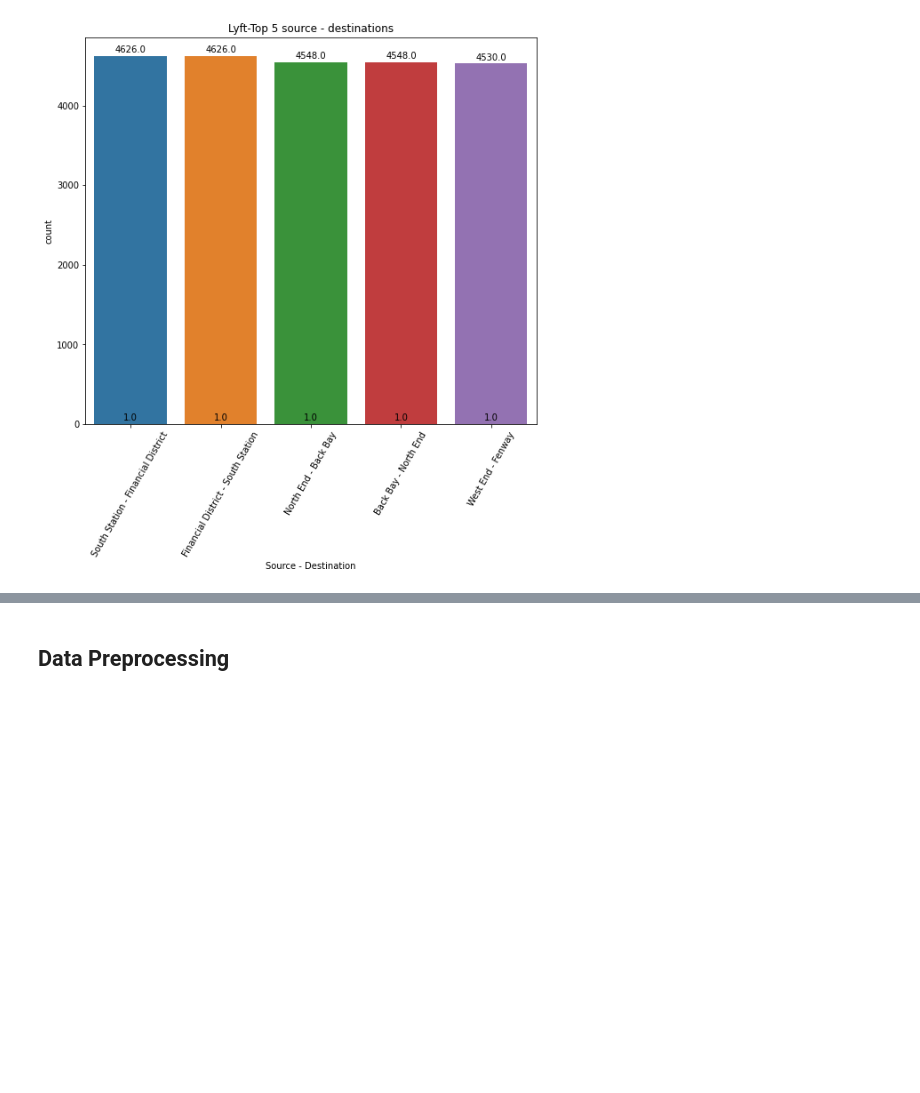
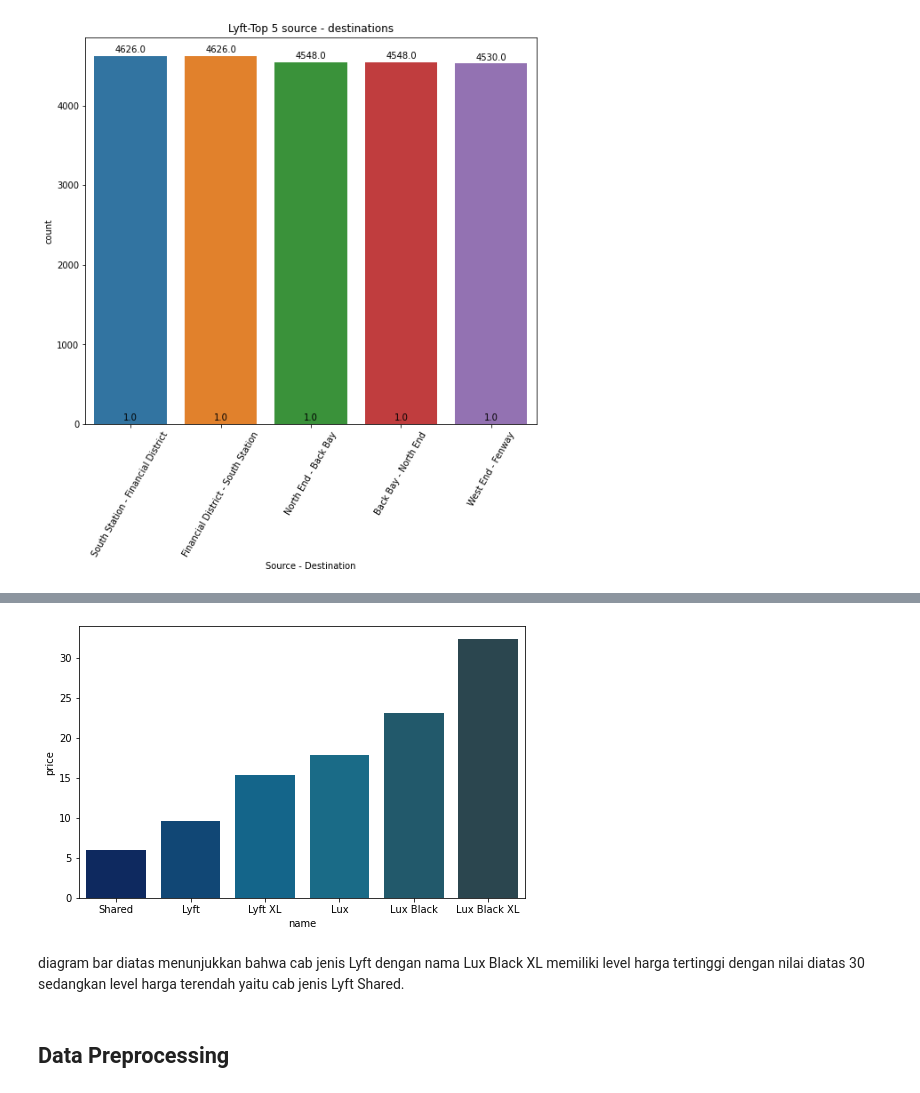
Before and after one commit to safiraauliar/Final-Project1-LinierRegression-kelompok1, a Jupyter notebook: FinalProject1-PYTN-03-LinearRegression.ipynb, the cells around one changed output, grey strips where cells are left out. Drawn from its saved outputs; the diff is of its cells as text; code cells hidden in the pictures; blank space fills up the shorter version.

```diff
--- a/FinalProject1-PYTN-03-LinearRegression.ipynb
+++ b/FinalProject1-PYTN-03-LinearRegression.ipynb
@@ -359,3 +473,13 @@ for i in ax.patches:
+# %%
+level_price = lyft.groupby(["name"])[["price"]].mean()
+plt.figure(figsize = (8,5))
+sns.barplot(level_price.index, level_price["price"],palette = "ocean_d",
+            order = level_price["price"].sort_values().index)
+plt.show()
+# %% [output]
+[figure, added]
+# %% [markdown]
+diagram bar diatas menunjukkan bahwa cab jenis Lyft dengan nama Lux Black XL memiliki level harga tertinggi dengan nilai diatas 30 sedangkan level harga terendah yaitu cab jenis Lyft Shared.
 # %% [markdown]
 ## Data Preprocessing
 # %%
```
Also changed, not shown: parts of 17 cells of this notebook.
